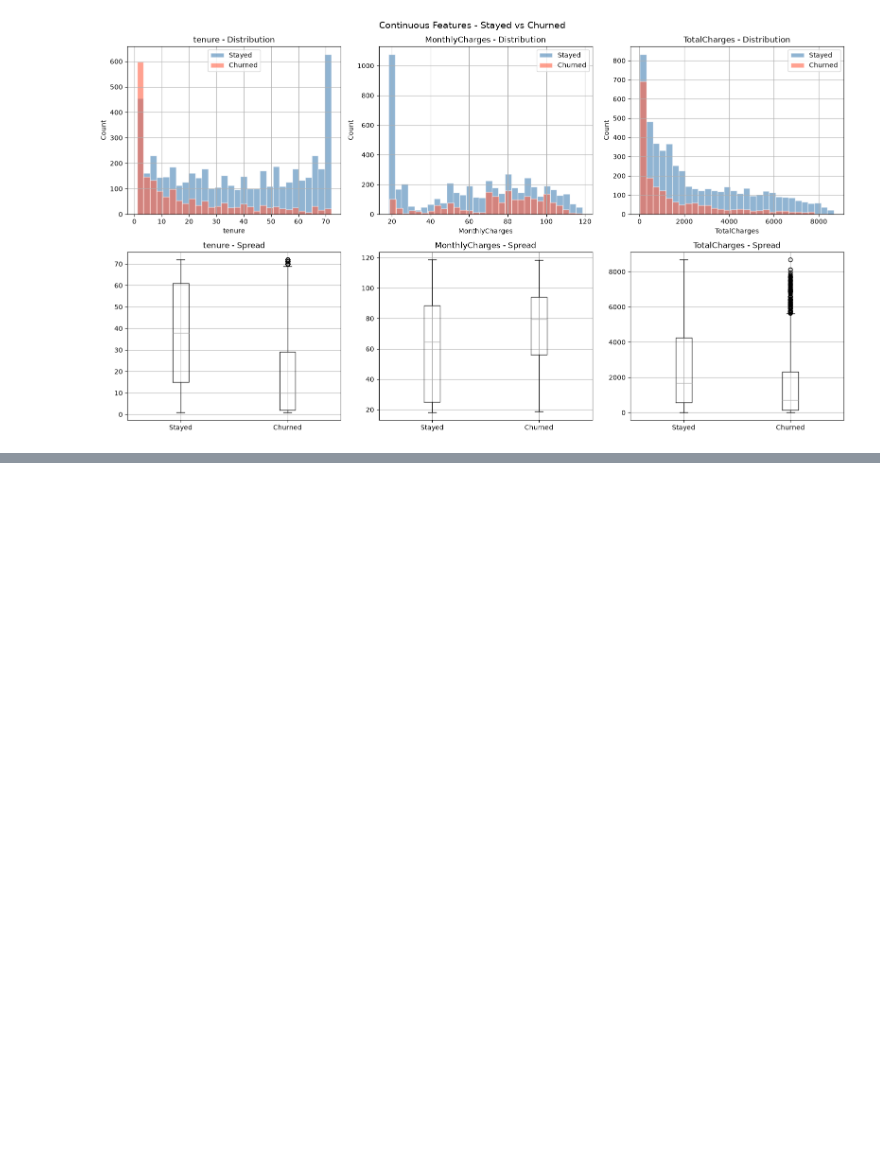
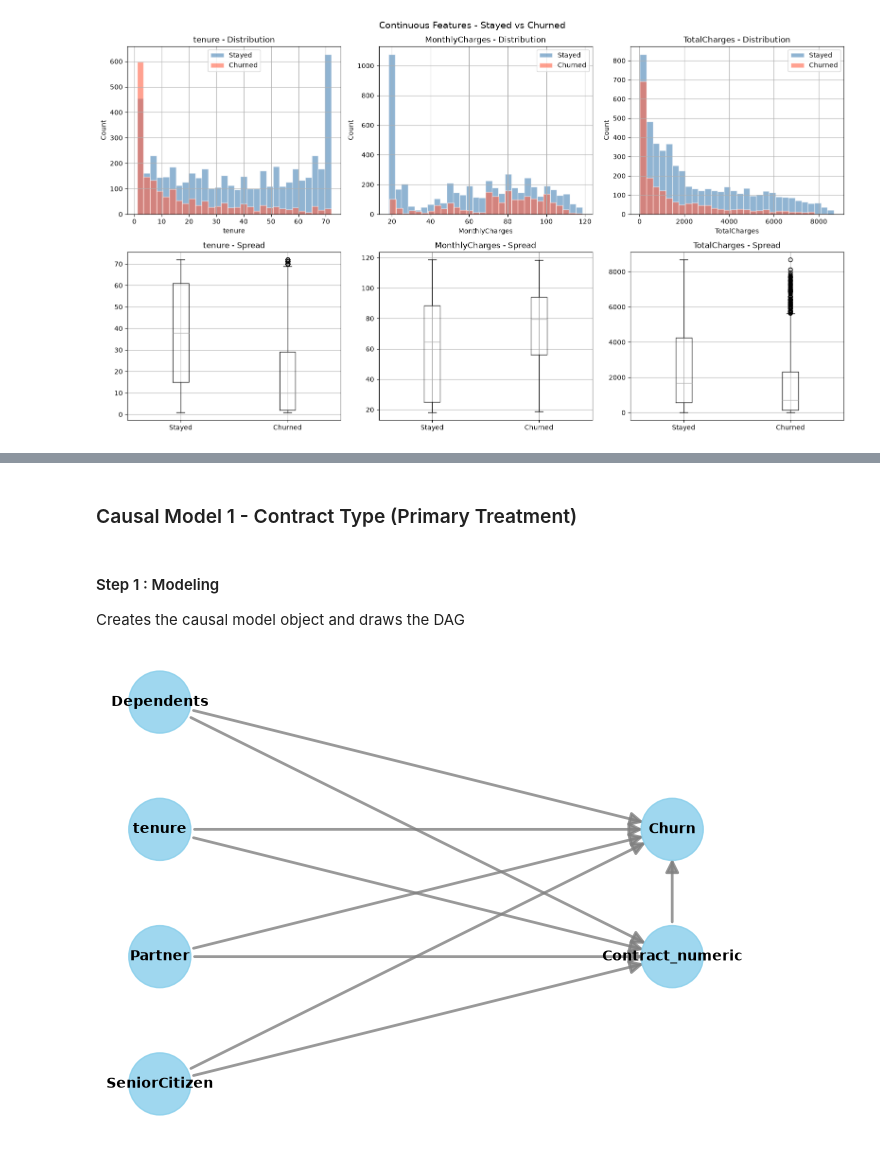
Before and after one commit to RahimiLili/CustomerChurn, a Jupyter notebook: notebooks/mission.ipynb, the cells around one changed output, grey strips where cells are left out. Drawn from its saved outputs; the diff is of its cells as text; code cells hidden in the pictures; blank space fills up the shorter version.

Commit message:
restructure: fix proposal framing, clean up section headers, finalize causal inference

```diff
--- a/notebooks/mission.ipynb
+++ b/notebooks/mission.ipynb
@@ -297,0 +401,30 @@ plt.show()
+# %% [markdown]
+### Causal Model 1 - Contract Type (Primary Treatment)
+# %% [markdown]
+#### Step 1 : Modeling
+Creates the causal model object and draws the DAG
+# %%
+from dowhy import CausalModel
+
+contract_confounders = [
+    "tenure",
+    "SeniorCitizen",
+    "Partner",
+    "Dependents"
+]
+
+# Convert Contract to an ordered numeric variable (0, 1, 2)
+contract_order = {'Month-to-month': 0, 'One year': 1, 'Two year': 2}
+Telco['Contract_numeric'] = Telco['Contract'].map(contract_order)
+
+model = CausalModel(
+    data=Telco,
+    treatment="Contract_numeric",
+    outcome="Churn",
+    common_causes=contract_confounders
+)
+
+# Visualize the DAG you just defined
+model.view_model()
+# %% [output]
+[figure, added]
```
Also changed, not shown: parts of 42 cells of this notebook, 9 other files.
